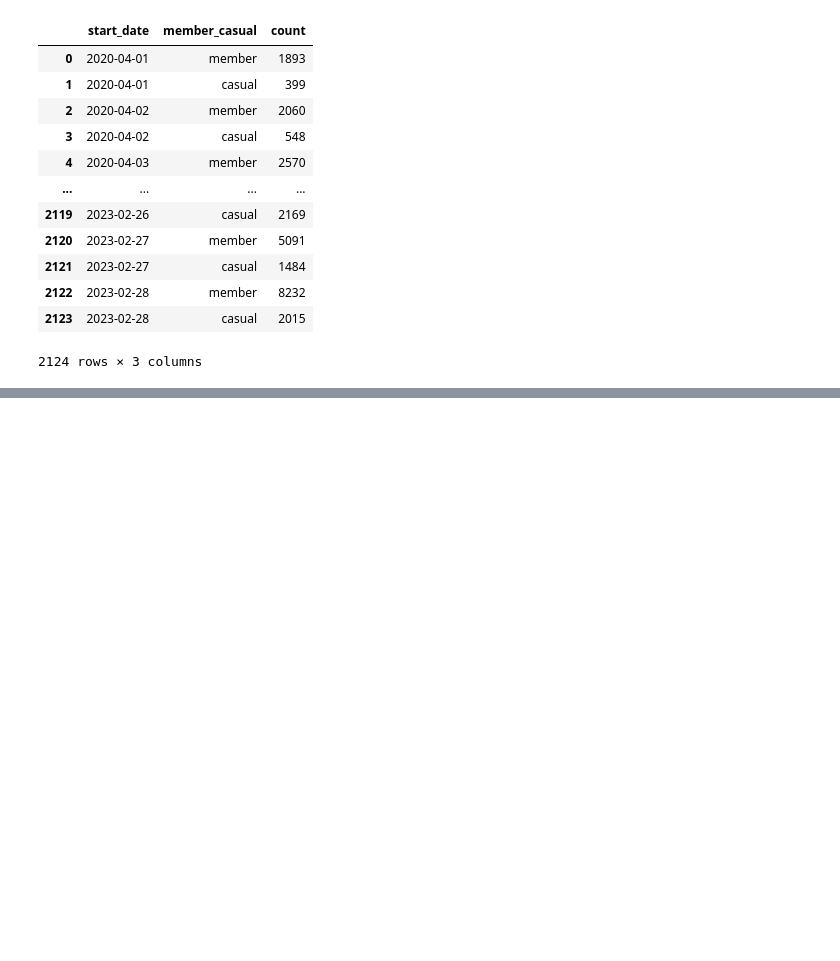
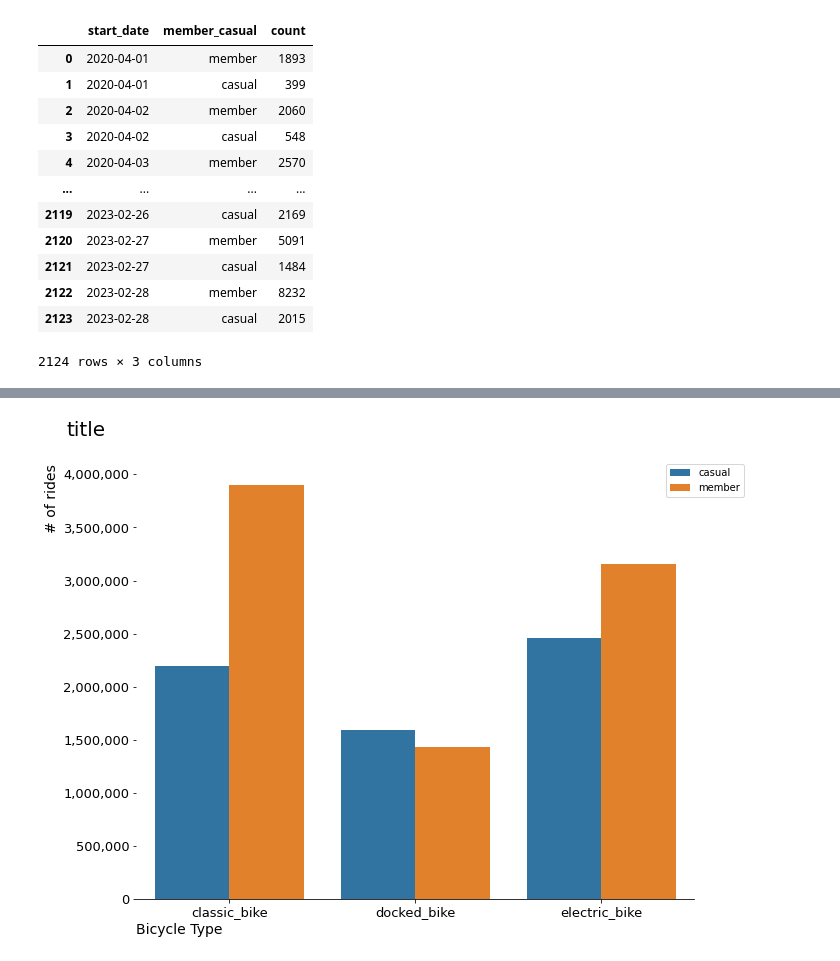
Before and after one commit to paul-trood/bicycle_sharing, a Jupyter notebook: 04_data_analysis.ipynb, the cells around one changed output, grey strips where cells are left out. Cells and saved outputs as stored; diff of their text form; code cells hidden in the pictures; blank space fills up the shorter version.

```diff
--- a/04_data_analysis.ipynb
+++ b/04_data_analysis.ipynb
@@ -208,0 +238,21 @@ plt.show()
+# %%
+fig, ax = plt.subplots(figsize=(10, 8))
+sns.barplot(data = types, x = "rideable_type", y = "started_at", hue = "member_casual")
+
+# Set x axis ticks with commas
+ax.yaxis.set_major_formatter(StrMethodFormatter('{x:,.0f}'))
+
+sns.despine(left = True)
+plt.legend(bbox_to_anchor=(0.95, 1), loc='upper left', borderaxespad=0)
+plt.xticks(size = 13)
+plt.yticks(size = 13)
+
+
+plt.xlabel("Bicycle Type", loc = "left", size = 14)
+plt.ylabel("# of rides", loc = "top", size = 14)
+
+plt.title("title", x = -0.09, y = 1.05, size = 20)
+
+plt.show()
+# %% [output]
+[figure, added]
```
Also changed, not shown: parts of 6 cells of this notebook.
